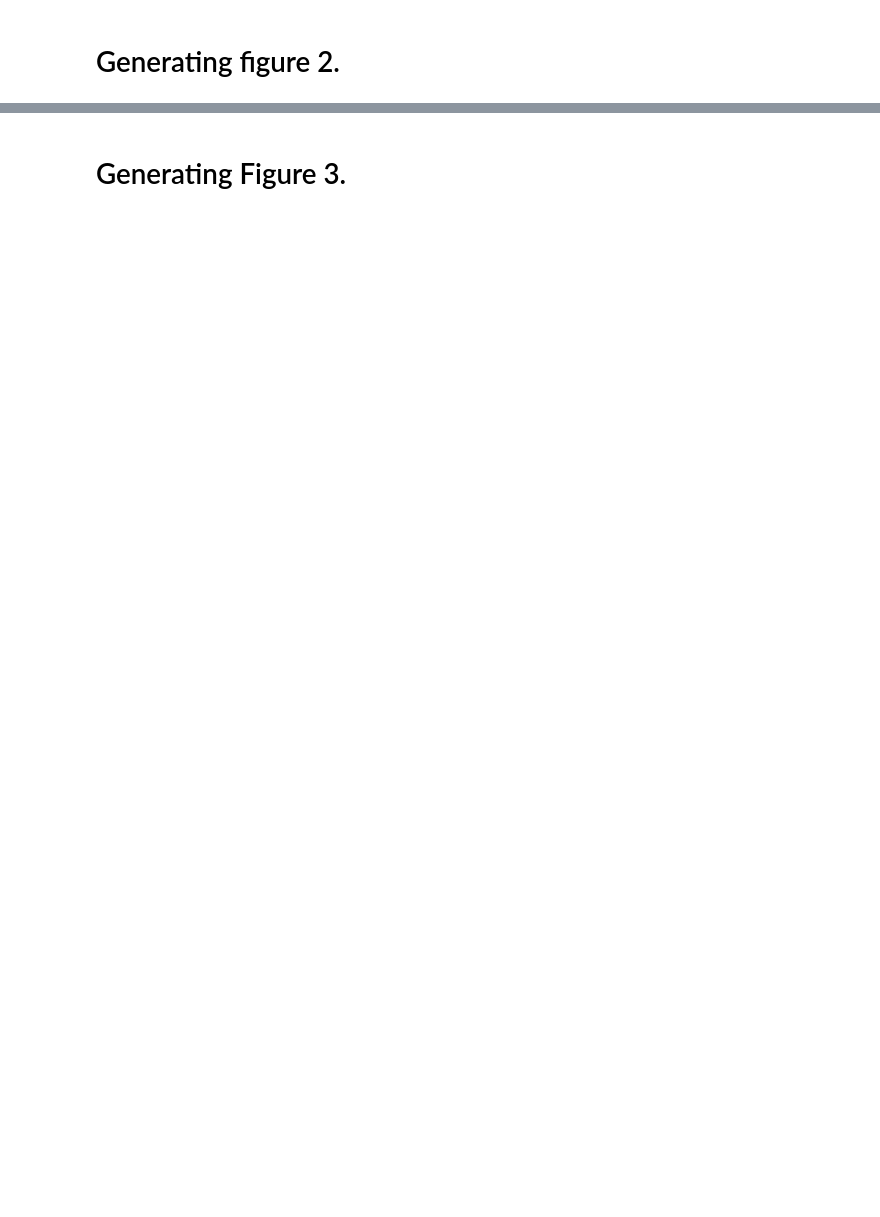
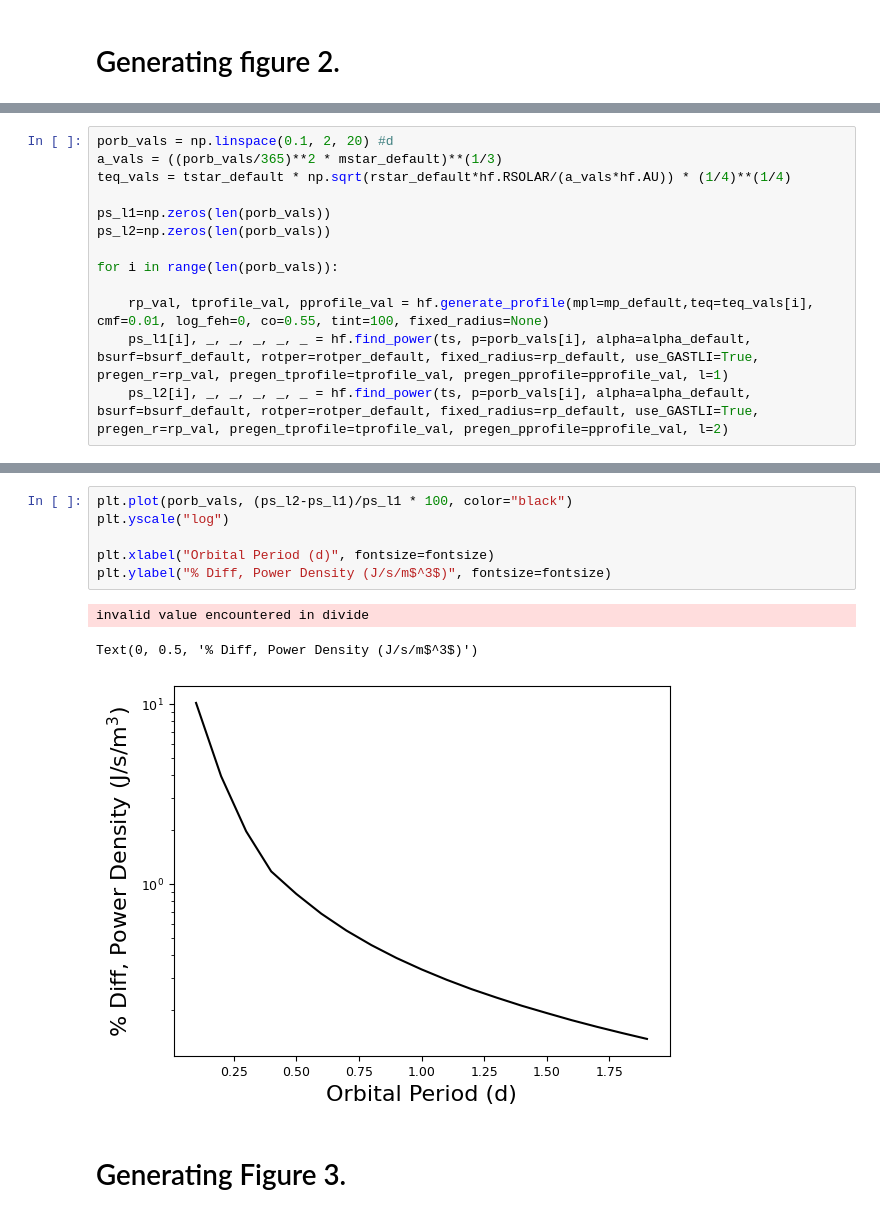
Before and after one commit to madisontbrady/ohmic_heating, a Jupyter notebook: atmospheric_heating_eccentric.ipynb, the cells around one changed output, grey strips where cells are left out. Cells and saved outputs as stored; diff of their text form; blank space fills up the shorter version.

```diff
--- a/atmospheric_heating_eccentric.ipynb
+++ b/atmospheric_heating_eccentric.ipynb
@@ -110,0 +125,13 @@ plt.savefig("dissipation_location", dpi=300, bbox_inches="tight")
+# %%
+porb_vals = np.linspace(0.1, 2, 20) #d
+a_vals = ((porb_vals/365)**2 * mstar_default)**(1/3)
+teq_vals = tstar_default * np.sqrt(rstar_default*hf.RSOLAR/(a_vals*hf.AU)) * (1/4)**(1/4)
+
+ps_l1=np.zeros(len(porb_vals))
+ps_l2=np.zeros(len(porb_vals))
+
+for i in range(len(porb_vals)):
+
+    rp_val, tprofile_val, pprofile_val = hf.generate_profile(mpl=mp_default,teq=teq_vals[i], cmf=0.01, log_feh=0, co=0.55, tint=100, fixed_radius=None)
+    ps_l1[i], _, _, _, _, _ = hf.find_power(ts, p=porb_vals[i], alpha=alpha_default, bsurf=bsurf_default, rotper=rotper_default, fixed_radius=rp_default, use_GASTLI=True, pregen_r=rp_val, pregen_tprofile=tprofile_val, pregen_pprofile=pprofile_val, l=1)
+    ps_l2[i], _, _, _, _, _ = hf.find_power(ts, p=porb_vals[i], alpha=alpha_default, bsurf=bsurf_default, rotper=rotper_default, fixed_radius=rp_default, use_GASTLI=True, pregen_r=rp_val, pregen_tprofile=tprofile_val, pregen_pprofile=pprofile_val, l=2)
@@ -111,3 +266,13 @@ plt.savefig("dissipation_location", dpi=300, bbox_inches="tight")
+# %%
+plt.plot(porb_vals, (ps_l2-ps_l1)/ps_l1 * 100, color="black")
+plt.yscale("log")
+
+plt.xlabel("Orbital Period (d)", fontsize=fontsize)
+plt.ylabel("% Diff, Power Density (J/s/m$^3$)", fontsize=fontsize)
+# %% [output]
+invalid value encountered in divide
+Text(0, 0.5, '% Diff, Power Density (J/s/m$^3$)')
+[figure, added]
 # %% [markdown]
 # Generating Figure 3.
 # %%
```
Also changed, not shown: parts of 24 cells of this notebook, 2 other files.
